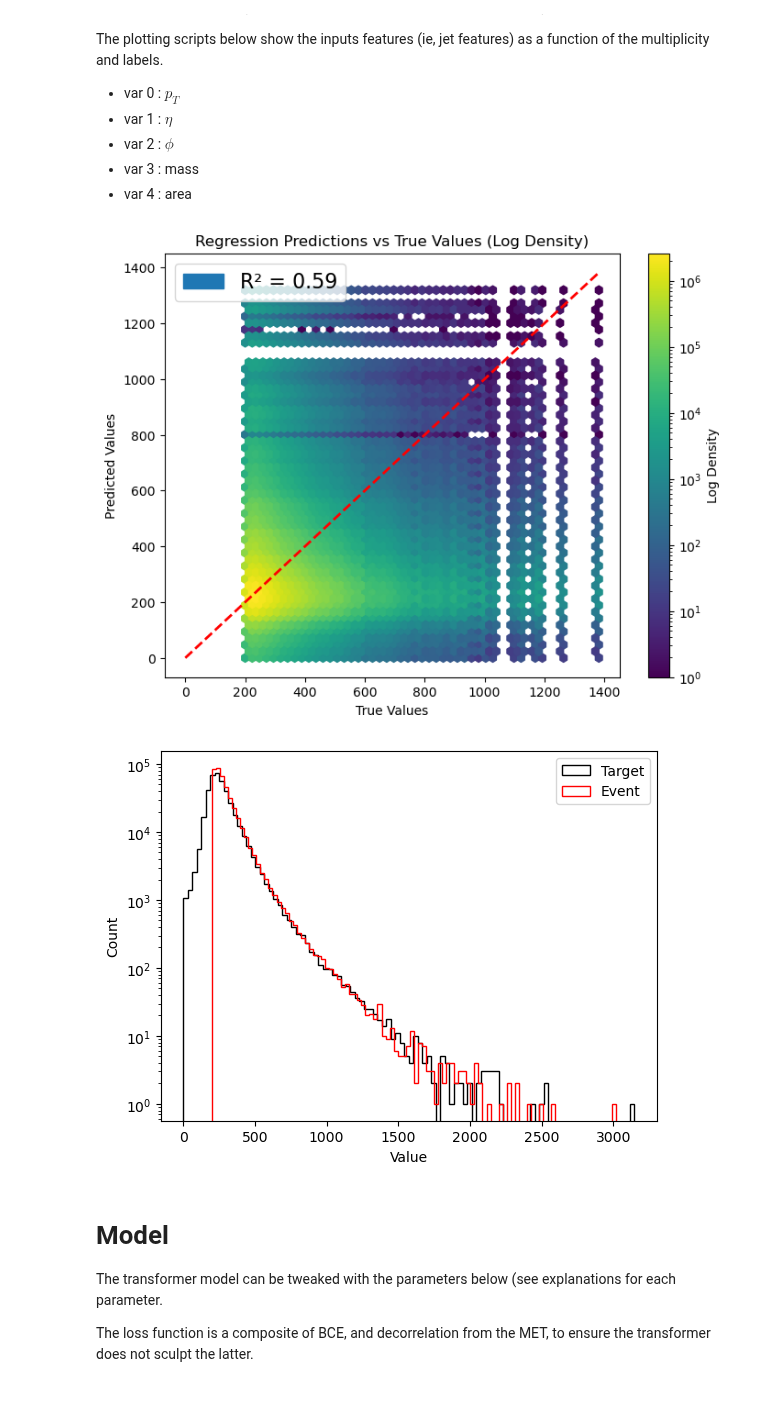
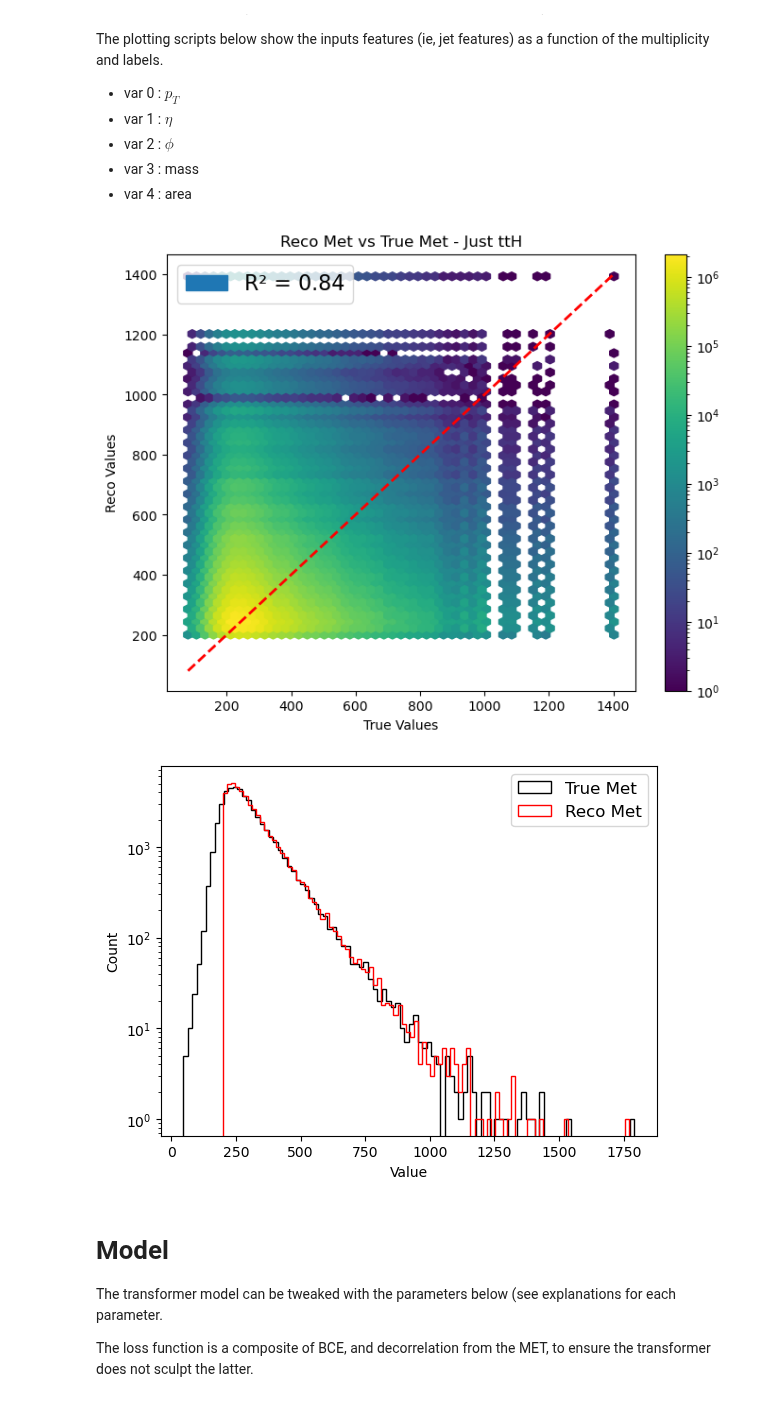
Before and after one commit to inigostibbe/msciproject, a Jupyter notebook: bristol-tth-transformer-msc_project/bristol-tth-transformer-msc_project/notebooks/training_regressor.ipynb, the cells around one changed output. Drawn from its saved outputs; the diff is of its cells as text; code cells hidden in the pictures.

```diff
--- a/bristol-tth-transformer-msc_project/bristol-tth-transformer-msc_project/notebooks/training_regressor.ipynb
+++ b/bristol-tth-transformer-msc_project/bristol-tth-transformer-msc_project/notebooks/training_regressor.ipynb
@@ -58,7 +58,7 @@ outdir = f"./model_training/AOTransformer_{current_time}"
 os.makedirs(outdir, exist_ok=False)
 
 # Main path
-main_path = '/home/pk21271/prep_data/ttH_ttbar_jets_regressor'
+main_path = '/home/pk21271/prep_data/ttH_regressor'
 
 # File paths
 x_path = os.path.join(main_path, 'X.pt')
@@ -113,13 +113,19 @@ train_target_np = train_target.unsqueeze(1).detach().cpu().numpy()
 val_target_np   = val_target.unsqueeze(1).detach().cpu().numpy()
 
 from sklearn.preprocessing import StandardScaler
-scaler = StandardScaler()
-train_target_scaled = scaler.fit_transform(train_target_np)
-val_target_scaled   = scaler.transform(val_target_np)
+scaler_target = StandardScaler()
+train_target_scaled = scaler_target.fit_transform(train_target_np)
+val_target_scaled   = scaler_target.transform(val_target_np)
+
+scaler_event = StandardScaler()
+train_event_scaled = scaler_event.fit_transform(train_event)
+val_event_scaled  = scaler_event.transform(val_event)
 
 # Convert back to torch tensors
 train_target_scaled = torch.tensor(train_target_scaled, dtype=torch.float32)
 val_target_scaled   = torch.tensor(val_target_scaled, dtype=torch.float32)
+train_event_scaled = torch.tensor(train_event_scaled, dtype=torch.float32)
+val_event_scaled   = torch.tensor(val_event_scaled, dtype=torch.float32)
 
 # Now all tensors have consistent dimensions for TensorDataset:
 train_dataset = TensorDataset(train_X, train_y, train_weights, train_mask, train_event, train_phi, train_target_scaled)
@@ -142,5 +148,3 @@ valid_loader = DataLoader(
 )
 # NOTE : in a jupyter notebook it is not possible to use `num_workers` dues to multiprocessing issues.
 # Use this notebook for testing and experimenting, but to benefit from multiprocessing batch loading, you will need the python scripts
-
-target_reg
@@ -170,7 +172,7 @@ import seaborn as sns
 
 from sklearn.metrics import r2_score
 
-def plot_regression_results(y_true, y_pred, cmap='viridis'):
+def plot_regression_results(y_true, y_pred, sample_size=1000, cmap='viridis'):
     """
     Plots predicted vs true values for regression with density coloring (log scale).
 
@@ -179,52 +181,57 @@ def plot_regression_results(y_true, y_pred, cmap='viridis'):
     - y_pred: array-like, predicted values
     - cmap: str, colormap for density
     """
     plt.figure(figsize=(8, 6), dpi=100)
 
     r2_value = r2_score(y_true, y_pred)
 
     # Use LogNorm for log-scaled density visualization
+
+    if len(y_true) > sample_size:
+            sampled_indices = np.random.choice(len(y_true), sample_size, replace=False)
+            y_true = y_true[sampled_indices]
+            y_pred = y_pred[sampled_indices]
+
     hb = plt.hexbin(y_true, y_pred, gridsize=50, cmap=cmap, mincnt=1, bins='log')
 
     # Add colorbar
     cb = plt.colorbar(hb)
-    cb.set_label("Log Density")
 
     # Plot y = x line
     min_val = min(np.min(y_true), np.min(y_pred))
     max_val = max(np.max(y_true), np.max(y_pred))
     plt.plot([min_val, max_val], [min_val, max_val], 'r--', lw=2, label='y = x')
 
     # Labels and title
     plt.xlabel("True Values")
-    plt.ylabel("Predicted Values")
+    plt.ylabel("Reco Values")
 
-    plt.title("Regression Predictions vs True Values (Log Density)")
+    plt.title("Reco Met vs True Met - Just ttH")
 
     # Add legend with R and R^2 scores
     plt.legend([f"R² = {r2_value:.2f}"], fontsize=16)
 
     plt.show()
 
-# Select first 10,000 samples for faster plotting
+# Select first 10,000 samples for faster plotting, 10k works
 
 points = 10000
-plot_regression_results(val_event[:points].numpy(), val_target[:points].numpy(), cmap='viridis')
+plot_regression_results(val_target.numpy(), val_event.numpy(), sample_size=points)
 # %% [output]
-[figure, old version]
+[figure, new version]
 # %%
 # Plot histogram of val_target
 
-plt.hist(val_target, bins=100, histtype='step', color='k', label='RecoMet')
-plt.hist(val_event, bins=100, histtype='step', color='r', label='GenMet')
+plt.hist(val_target, bins=100, histtype='step', color='k', label='True Met')
+plt.hist(val_event, bins=100, histtype='step', color='r', label='Reco Met')
 plt.xlabel('Value')
 plt.ylabel('Count')
-plt.legend()
+plt.legend(fontsize=12)
 plt.yscale('log')
-plt.title('Target and Event Distributions')
+# plt.title('Distribution of RecoMet and GenMet')
 plt.show()
 # %% [output]
-[figure, old version]
+[figure, new version]
 # %% [markdown]
 # Model
 The transformer model can be tweaked with the parameters below (see explanations for each parameter.
```
Also changed, not shown: parts of 31 cells of this notebook, 20 other files.
